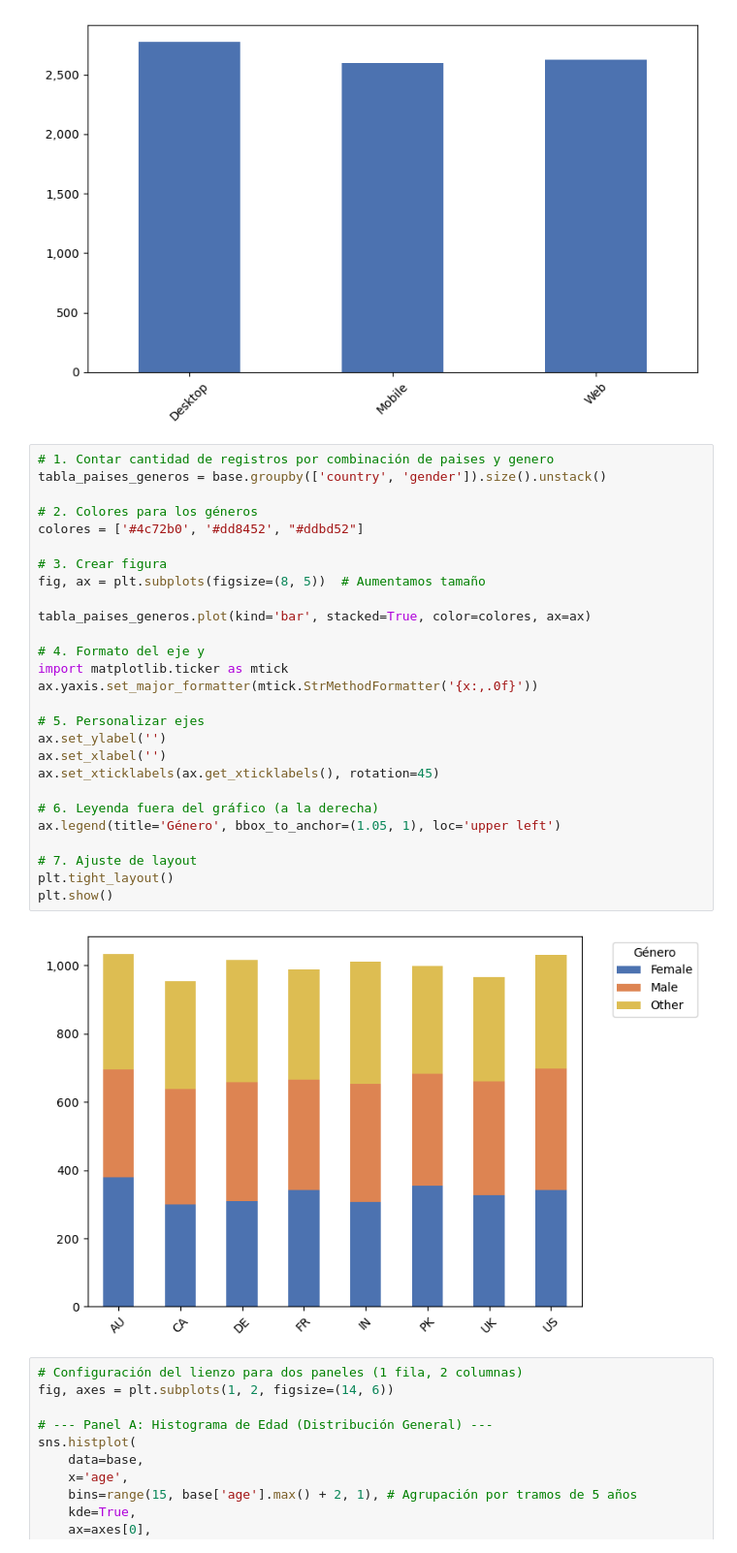
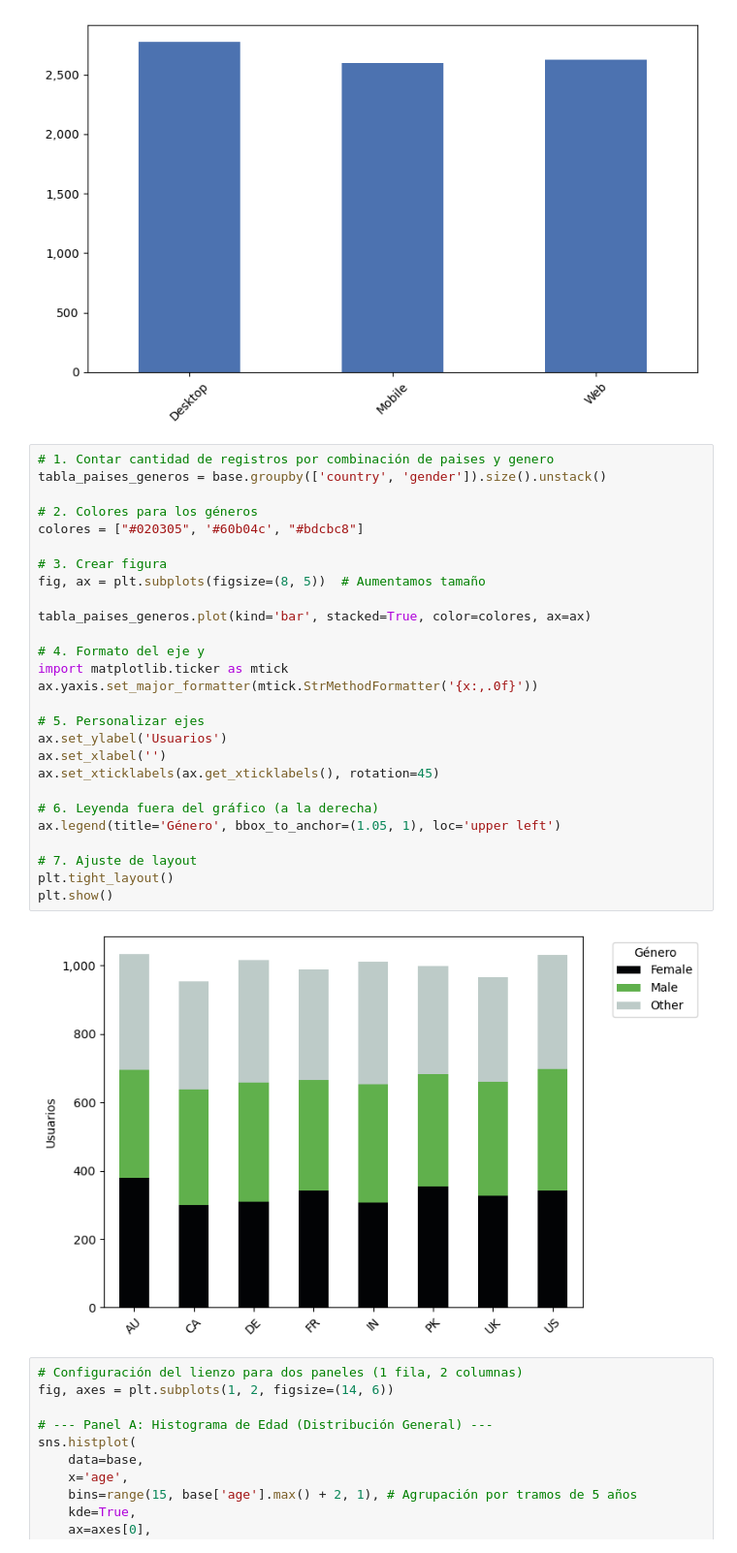
Before and after one commit to franlecam/BigDataUBA-Grupo1, a Jupyter notebook: TP_spotify/TP.ipynb, the cells around one changed output. Shown at 97% size. Cells and saved outputs as stored; diff of their text form.

Commit message:
Le cambie colores a los graficos para adecuarlos a la presentacion

```diff
--- a/TP_spotify/TP.ipynb
+++ b/TP_spotify/TP.ipynb
@@ -133,32 +134,32 @@ plt.show()
 # %%
 # 1. Contar cantidad de registros por combinación de paises y genero
 tabla_paises_generos = base.groupby(['country', 'gender']).size().unstack()
 
 # 2. Colores para los géneros
-colores = ['#4c72b0', '#dd8452', "#ddbd52"]
+colores = ["#020305", '#60b04c', "#bdcbc8"]
 
 # 3. Crear figura
 fig, ax = plt.subplots(figsize=(8, 5))  # Aumentamos tamaño
 
 tabla_paises_generos.plot(kind='bar', stacked=True, color=colores, ax=ax)
 
 # 4. Formato del eje y
 import matplotlib.ticker as mtick
 ax.yaxis.set_major_formatter(mtick.StrMethodFormatter('{x:,.0f}'))
 
 # 5. Personalizar ejes
-ax.set_ylabel('')
+ax.set_ylabel('Usuarios')
 ax.set_xlabel('')
 ax.set_xticklabels(ax.get_xticklabels(), rotation=45)
 
 # 6. Leyenda fuera del gráfico (a la derecha)
 ax.legend(title='Género', bbox_to_anchor=(1.05, 1), loc='upper left')
 
 # 7. Ajuste de layout
 plt.tight_layout()
 plt.show()
 # %% [output]
-[figure, old version]
+[figure, new version]
 # %%
 # Configuración del lienzo para dos paneles (1 fila, 2 columnas)
 fig, axes = plt.subplots(1, 2, figsize=(14, 6))
```
Also changed, not shown: parts of 2 cells of this notebook.
